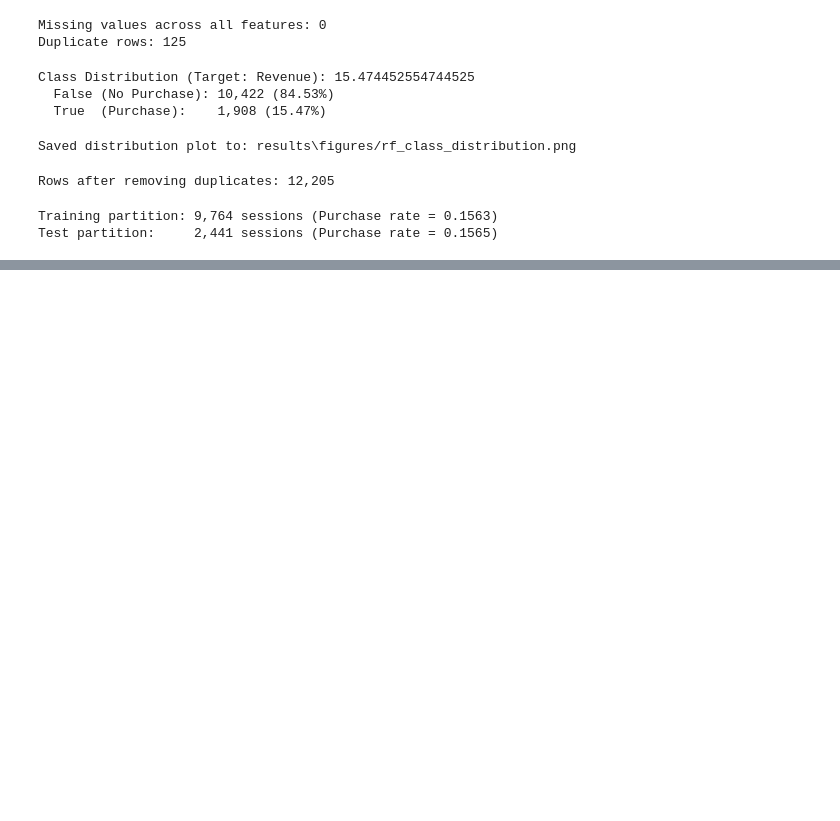
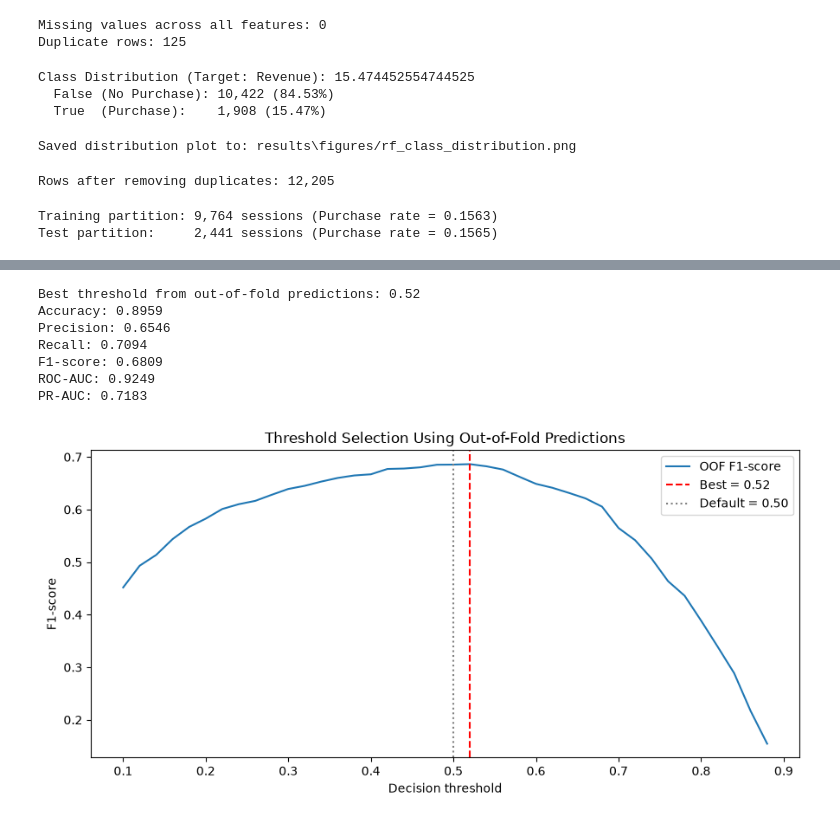
Before and after one commit to Ashinsanie/ML-assignment, a Jupyter notebook: randomForest.ipynb, the cells around one changed output, grey strips where cells are left out. Saved outputs shown, nothing was run; the diff lists cells and outputs as text; code cells hidden in the pictures; blank space fills up the shorter version.

```diff
--- a/randomForest.ipynb
+++ b/randomForest.ipynb
@@ -150,0 +333,14 @@ Test partition:     2,441 sessions (Purchase rate = 0.1565)
+# %%
+# Complete tuned-model evaluation
+tuned_metrics = {
+    "Accuracy": accuracy_score(y_test, tuned_pred),
+    "Precision": precision_score(y_test, tuned_pred, zero_division=0),
+    "Recall": recall_score(y_test, tuned_pred, zero_division=0),
+    "F1-score": f1_score(y_test, tuned_pred, zero_division=0),
+    "ROC-AUC": roc_auc_score(y_test, tuned_proba),
+    "PR-AUC": average_precision_score(y_test, tuned_proba),
+}
+
+print("Tuned model metrics:")
+for metric, value in tuned_metrics.items():
+    print(f"{metric}: {value:.4f}")
@@ -150,0 +381,53 @@ Test partition:     2,441 sessions (Purchase rate = 0.1565)
+# %%
+# Find a decision threshold using out-of-fold training predictions
+
+oof_proba = cross_val_predict(
+    best_model,
+    X_train,
+    y_train,
+    cv=cv,
+    method="predict_proba",
+    n_jobs=-1,
+)[:, 1]
+
+thresholds = np.arange(0.10, 0.90, 0.02)
+oof_f1_scores = [
+    f1_score(y_train, (oof_proba >= threshold).astype(int), zero_division=0)
+    for threshold in thresholds
+]
+best_threshold = float(thresholds[int(np.argmax(oof_f1_scores))])
+
+optimized_pred = (tuned_proba >= best_threshold).astype(int)
+optimized_metrics = {
+    "Accuracy": accuracy_score(y_test, optimized_pred),
+    "Precision": precision_score(y_test, optimized_pred, zero_division=0),
+    "Recall": recall_score(y_test, optimized_pred, zero_division=0),
+    "F1-score": f1_score(y_test, optimized_pred, zero_division=0),
+    "ROC-AUC": roc_auc_score(y_test, tuned_proba),
+    "PR-AUC": average_precision_score(y_test, tuned_proba),
+}
+
+print(f"Best threshold from out-of-fold predictions: {best_threshold:.2f}")
+for metric, value in optimized_metrics.items():
+    print(f"{metric}: {value:.4f}")
+
+plt.figure(figsize=(9, 4.5))
+plt.plot(thresholds, oof_f1_scores, label="OOF F1-score")
+plt.axvline(best_threshold, color="red", linestyle="--", label=f"Best = {best_threshold:.2f}")
+plt.axvline(0.50, color="gray", linestyle=":", label="Default = 0.50")
+plt.xlabel("Decision threshold")
+plt.ylabel("F1-score")
+plt.title("Threshold Selection Using Out-of-Fold Predictions")
+plt.legend()
+plt.tight_layout()
+plt.savefig(os.path.join(FIGURES_DIR, "threshold_analysis.png"), dpi=200)
+plt.show()
+# %% [output]
+Best threshold from out-of-fold predictions: 0.52
+Accuracy: 0.8959
+Precision: 0.6546
+Recall: 0.7094
+F1-score: 0.6809
+ROC-AUC: 0.9249
+PR-AUC: 0.7183
+[figure, added]
```
Also changed, not shown: parts of 20 cells of this notebook, 9 other files.
